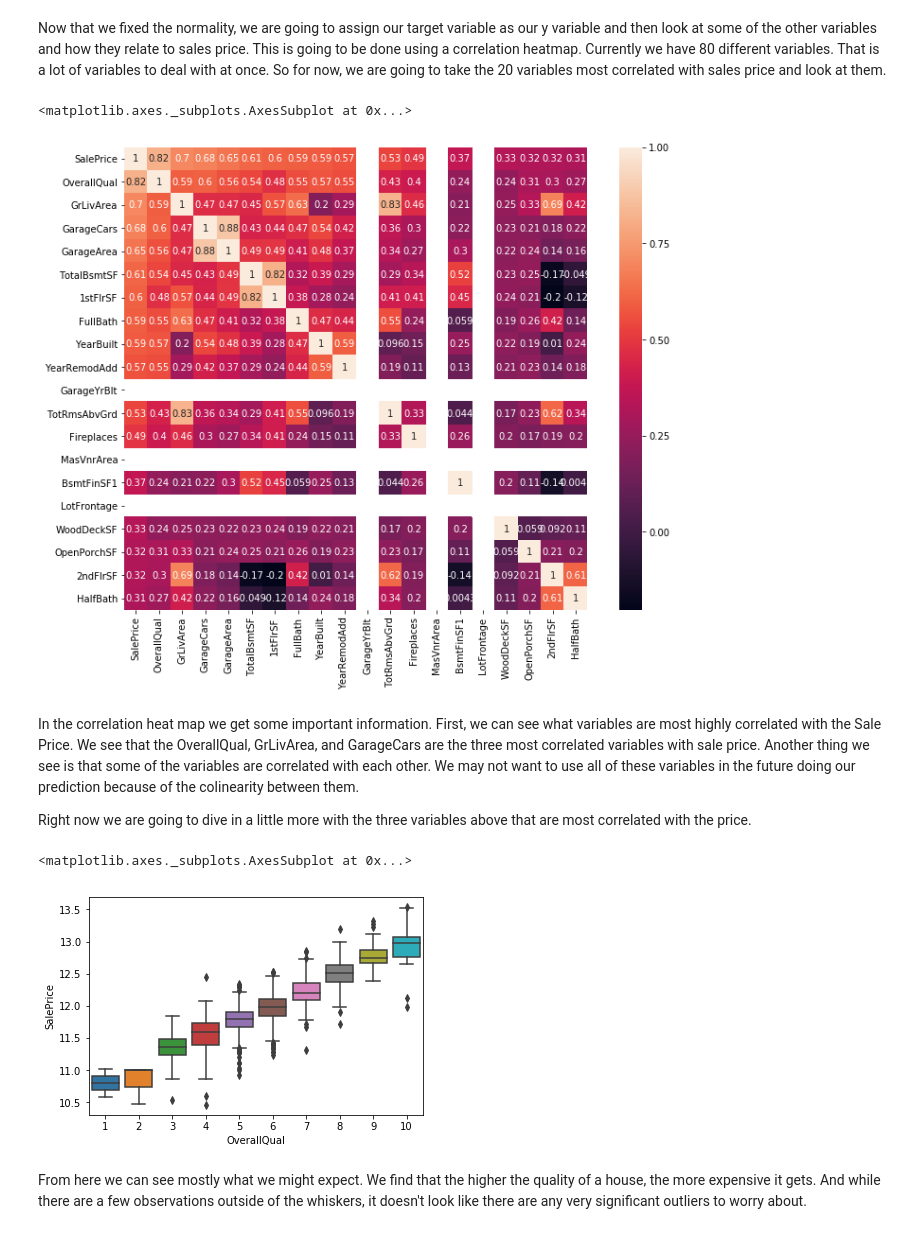
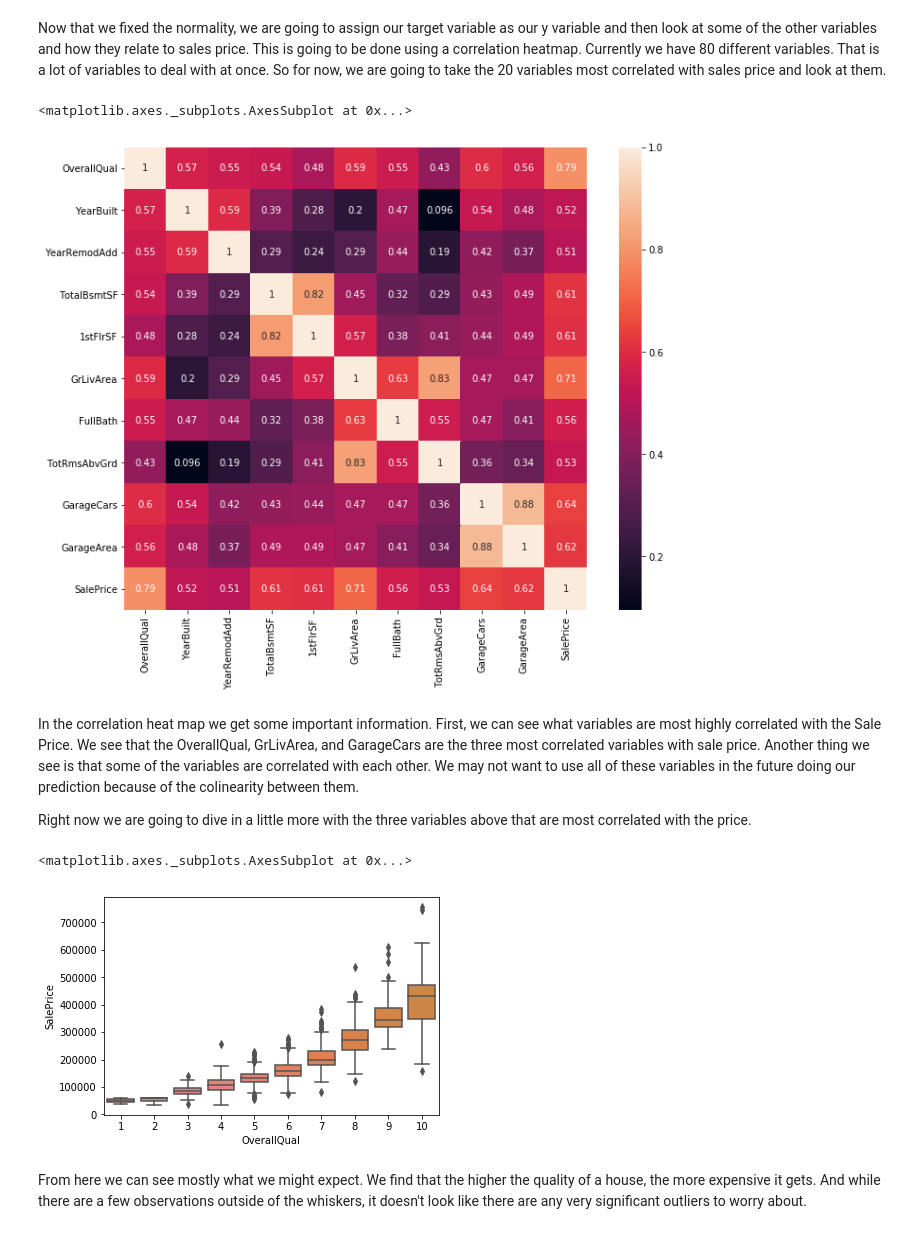
Before and after one commit to ngriffiths13/Applied_Machine_Learning_Classwork, a Jupyter notebook: Homeworks/HW2/Homework 2 - Building a Regression Model.ipynb, the cells around one changed output. Cells and saved outputs as stored; diff of their text form; code cells hidden in the pictures.

```diff
--- a/Homeworks/HW2/Homework 2 - Building a Regression Model.ipynb
+++ b/Homeworks/HW2/Homework 2 - Building a Regression Model.ipynb
@@ -64,6 +80,2 @@ sns.distplot(train.SalePrice)
 # %% [markdown]
 So it looks like our sales prices are not exactly normally distributed and are definitely skewed to the right. That is something we should definitely fix.
-# %%
-#Log transformation and graph again to show fixed distribution
-train.SalePrice = np.log(train.SalePrice)
-sns.distplot(train.SalePrice)
@@ -75,14 +84,13 @@ Now that we fixed the normality, we are going to assign our target variable as o
 # %%
 #Create a new set of correlation data.
 corr_train = train.corr()
 #Select the 20 variables most correlated with sales price and show a heat map.
-best_20 = corr_train.nlargest(20, 'SalePrice')['SalePrice'].index
-cm = np.corrcoef(train[best_20].values.T)
+best_corr = corr_train.index[abs(corr_train["SalePrice"])>0.5]
 f, ax = plt.subplots(figsize=(12, 9))
-sns.heatmap(cm, square = True, annot = True, yticklabels=best_20.values, xticklabels=best_20.values)
+sns.heatmap(train[best_corr].corr(), square = True, annot = True)
 # %% [output]
 <matplotlib.axes._subplots.AxesSubplot at 0x...>
-[figure, old version]
+[figure, new version]
 # %% [markdown]
 In the correlation heat map we get some important information. First, we can see what variables are most highly correlated with the Sale Price. We see that the OverallQual, GrLivArea, and GarageCars are the three most correlated variables with sale price. Another thing we see is that some of the variables are correlated with each other. We may not want to use all of these variables in the future doing our prediction because of the colinearity between them.
 
@@ -92,7 +100,7 @@ Right now we are going to dive in a little more with the three variables above t
 sns.boxplot(x = 'OverallQual', y = 'SalePrice', data = train)
 # %% [output]
 <matplotlib.axes._subplots.AxesSubplot at 0x...>
-[figure, old version]
+[figure, new version]
 # %% [markdown]
 From here we can see mostly what we might expect. We find that the higher the quality of a house, the more expensive it gets. And while there are a few observations outside of the whiskers, it doesn't look like there are any very significant outliers to worry about.
 # %%
```
Also changed, not shown: parts of 58 cells of this notebook.
